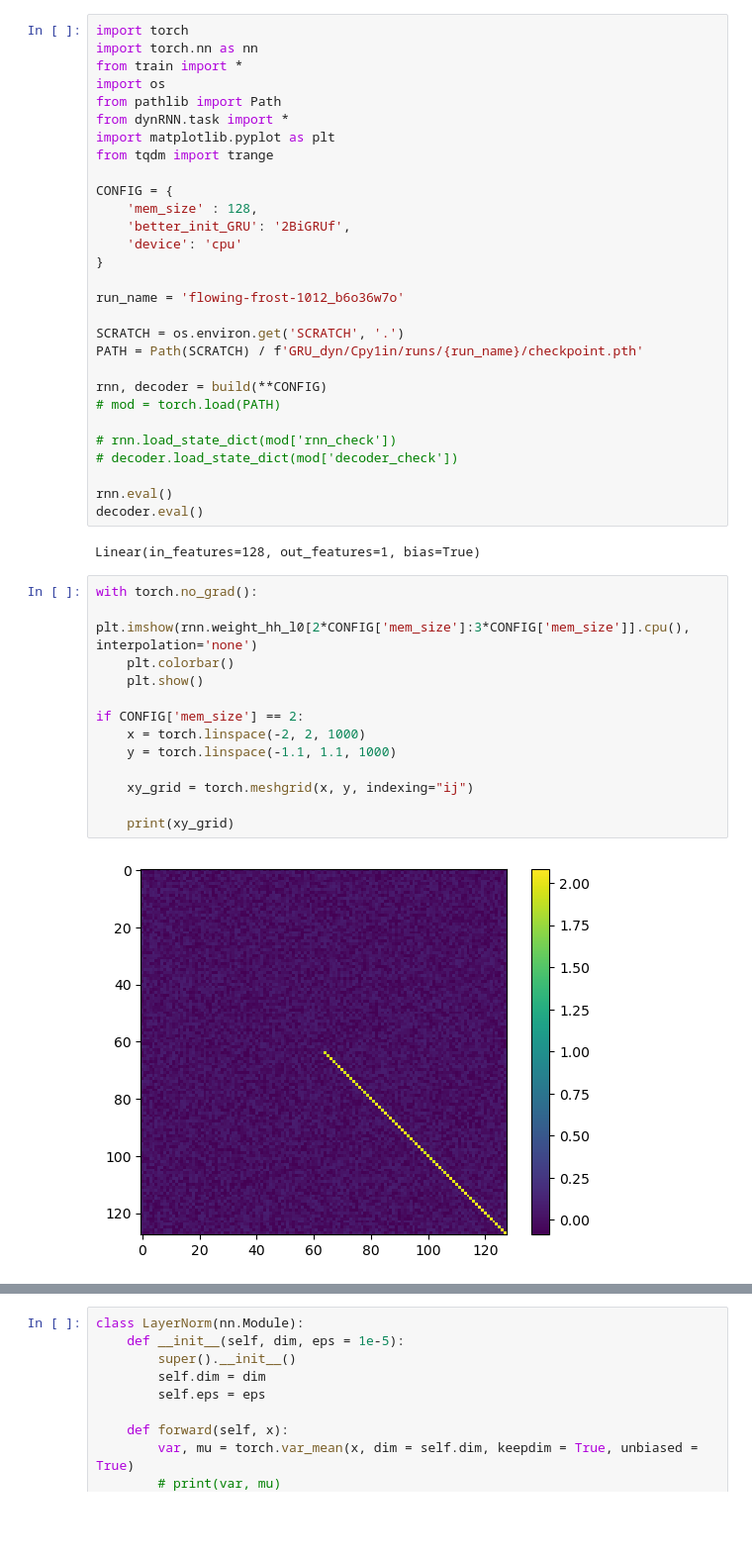
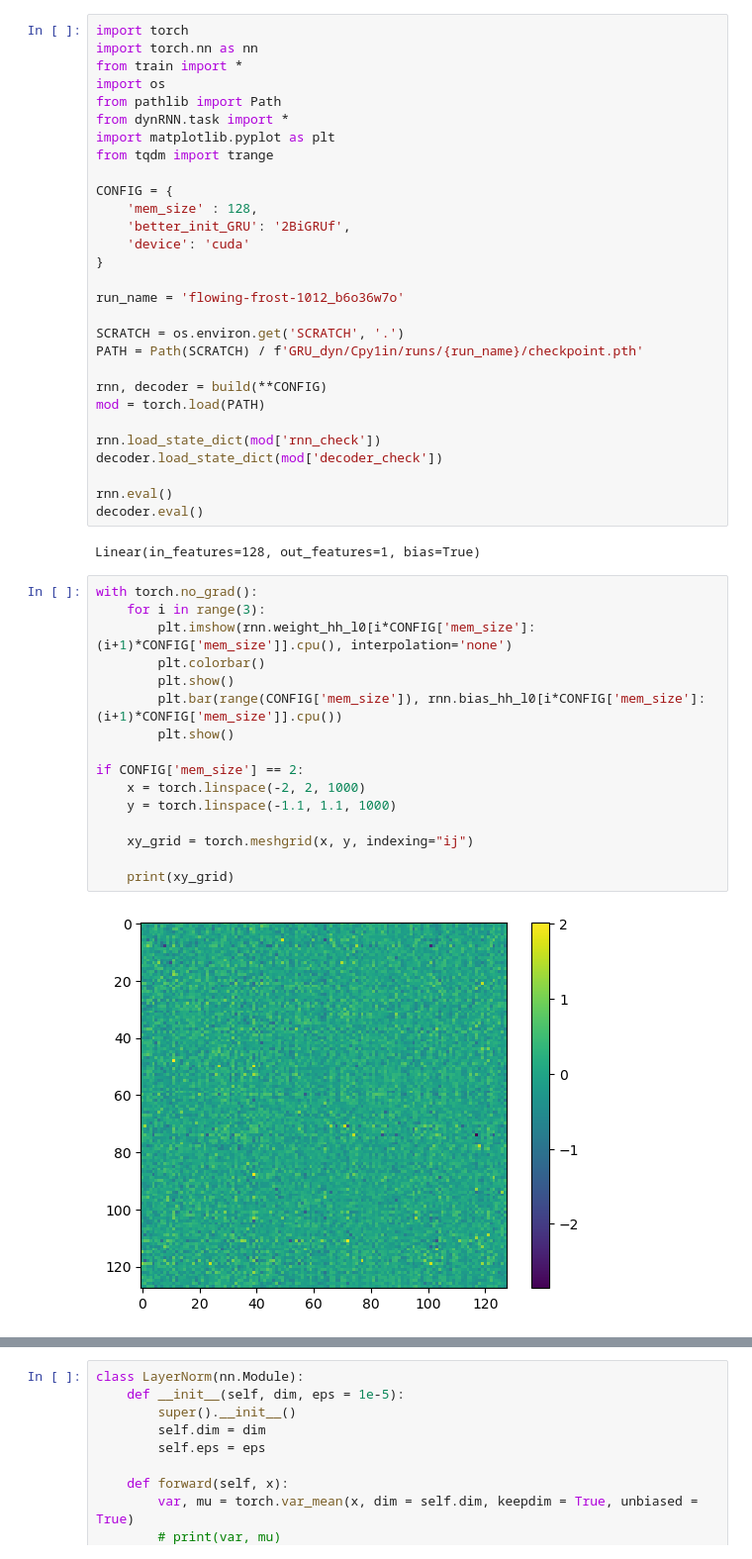
Before and after one commit to gerome-andry/RNN-dynamics, a Jupyter notebook: test.ipynb, the cells around one changed output, grey strips where cells are left out. Shown at 99% size. Cells and saved outputs as stored; diff of their text form; blank space fills up the shorter version.

```diff
--- a/test.ipynb
+++ b/test.ipynb
@@ -11,7 +11,7 @@ from tqdm import trange
 CONFIG = {
     'mem_size' : 128,
     'better_init_GRU': '2BiGRUf',
-    'device': 'cpu'
+    'device': 'cuda'
 }
 
 run_name = 'flowing-frost-1012_b6o36w7o'
@@ -20,10 +20,10 @@ SCRATCH = os.environ.get('SCRATCH', '.')
 PATH = Path(SCRATCH) / f'GRU_dyn/Cpy1in/runs/{run_name}/checkpoint.pth'
 
 rnn, decoder = build(**CONFIG)
-# mod = torch.load(PATH)
+mod = torch.load(PATH)
 
-# rnn.load_state_dict(mod['rnn_check'])
-# decoder.load_state_dict(mod['decoder_check'])
+rnn.load_state_dict(mod['rnn_check'])
+decoder.load_state_dict(mod['decoder_check'])
 
 rnn.eval()
 decoder.eval()
@@ -31,16 +31,19 @@ decoder.eval()
 Linear(in_features=128, out_features=1, bias=True)
 # %%
 with torch.no_grad():
-    plt.imshow(rnn.weight_hh_l0[2*CONFIG['mem_size']:3*CONFIG['mem_size']].cpu(), interpolation='none')
-    plt.colorbar()
-    plt.show()
+    for i in range(3):
+        plt.imshow(rnn.weight_hh_l0[i*CONFIG['mem_size']:(i+1)*CONFIG['mem_size']].cpu(), interpolation='none')
+        plt.colorbar()
+        plt.show()
+        plt.bar(range(CONFIG['mem_size']), rnn.bias_hh_l0[i*CONFIG['mem_size']:(i+1)*CONFIG['mem_size']].cpu())
+        plt.show()
 
 if CONFIG['mem_size'] == 2:
     x = torch.linspace(-2, 2, 1000)
     y = torch.linspace(-1.1, 1.1, 1000)
 
     xy_grid = torch.meshgrid(x, y, indexing="ij")
 
     print(xy_grid)
 # %% [output]
-[figure, old version]
+[figure, new version]
```
Also changed, not shown: parts of 4 cells of this notebook, 2 other files.
